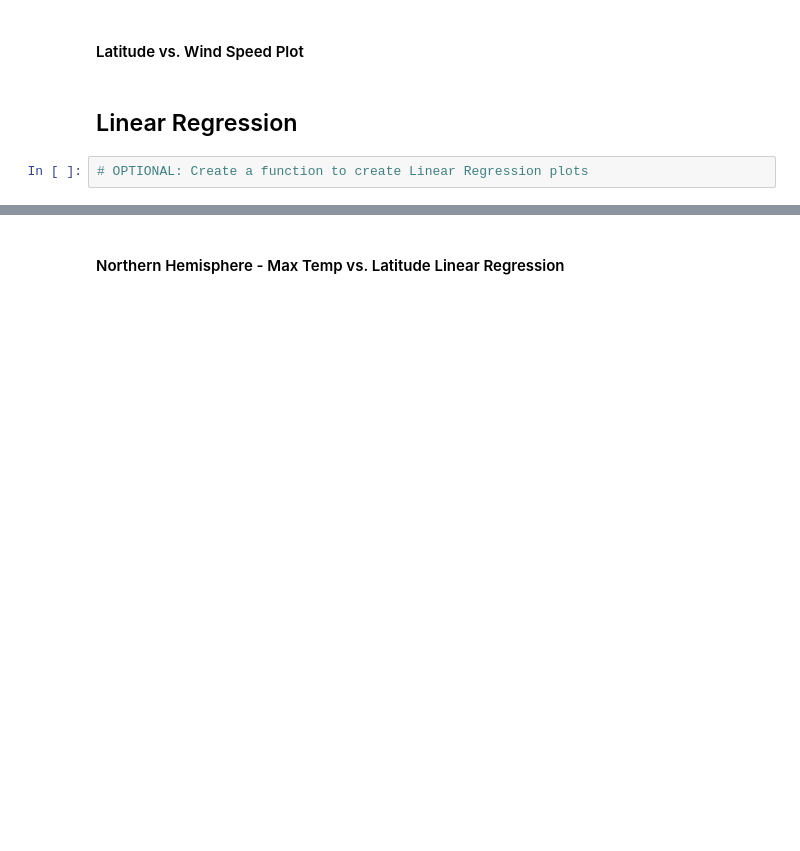
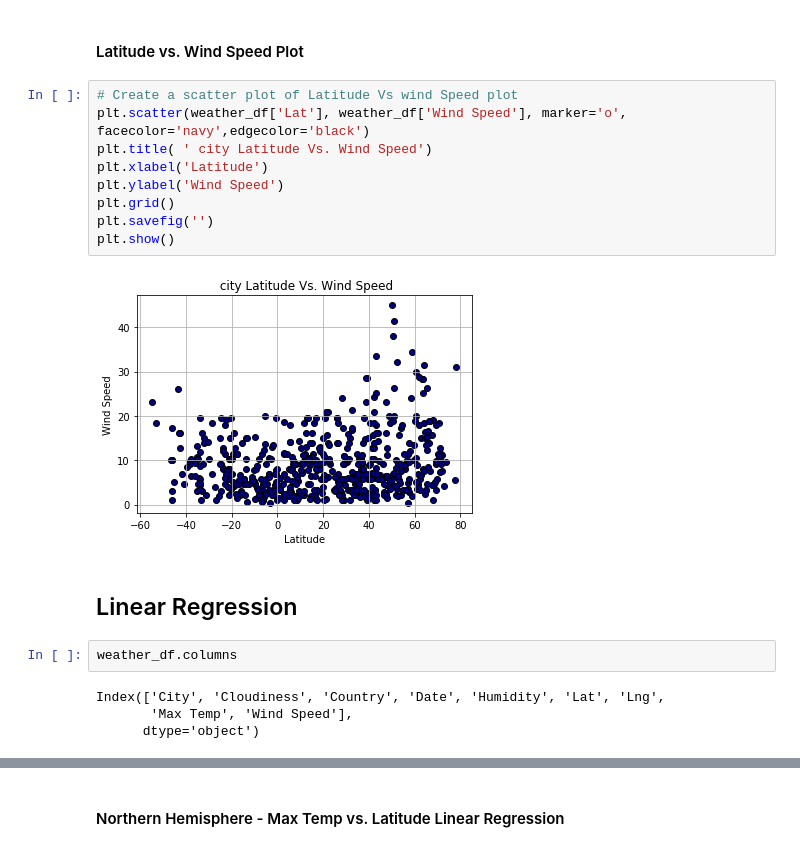
Before and after one commit to kahsay-1229/python-api-challenge, a Jupyter notebook: weatherpy/starter_code/WeatherPy.ipynb, the cells around one changed output, grey strips where cells are left out. Cells and saved outputs as stored; diff of their text form; blank space fills up the shorter version.

```diff
--- a/weatherpy/starter_code/WeatherPy.ipynb
+++ b/weatherpy/starter_code/WeatherPy.ipynb
@@ -76,6 +227,21 @@ len(cities)
 # %% [markdown]
 #### Latitude vs. Wind Speed Plot
+# %%
+# Create a scatter plot of Latitude Vs wind Speed plot
+plt.scatter(weather_df['Lat'], weather_df['Wind Speed'], marker='o', facecolor='navy',edgecolor='black')
+plt.title( ' city Latitude Vs. Wind Speed')
+plt.xlabel('Latitude')
+plt.ylabel('Wind Speed')
+plt.grid()
+plt.savefig('')
+plt.show()
+# %% [output]
+[figure, added]
 # %% [markdown]
 ## Linear Regression
-# %%
-# OPTIONAL: Create a function to create Linear Regression plots
+# %%
+weather_df.columns
+# %% [output]
+Index(['City', 'Cloudiness', 'Country', 'Date', 'Humidity', 'Lat', 'Lng',
+       'Max Temp', 'Wind Speed'],
+      dtype='object')
```
Also changed, not shown: parts of 19 cells of this notebook, 17 other files.
